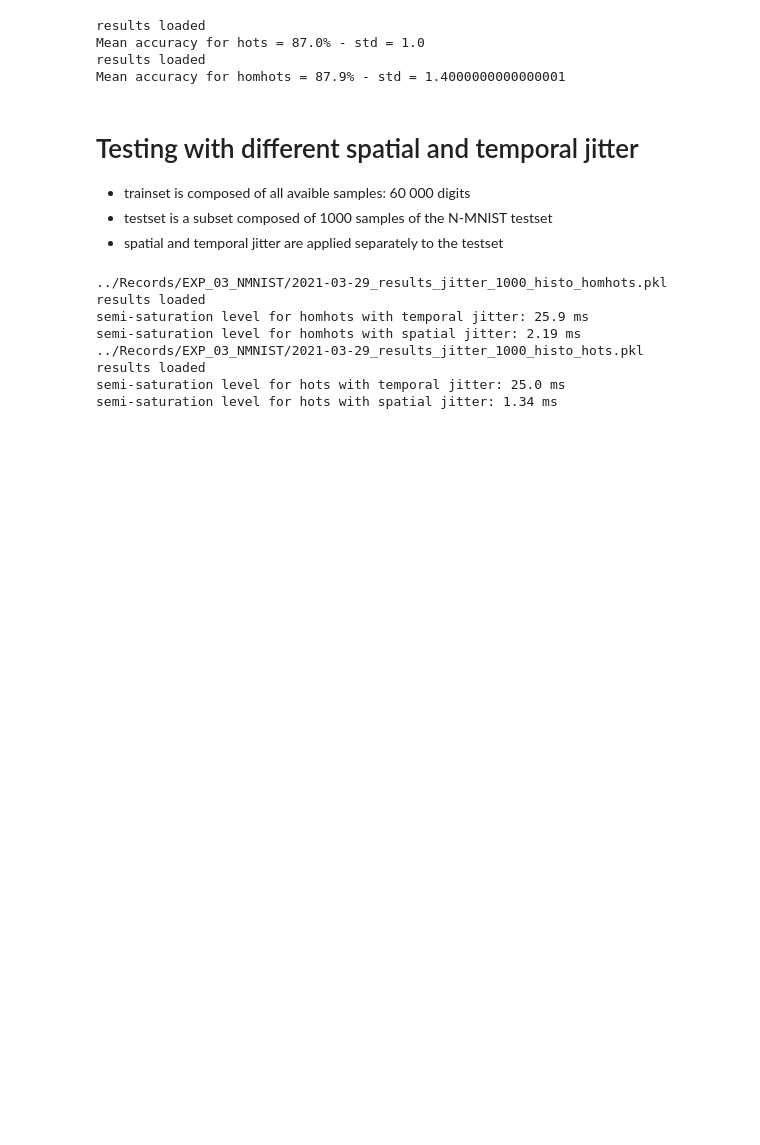
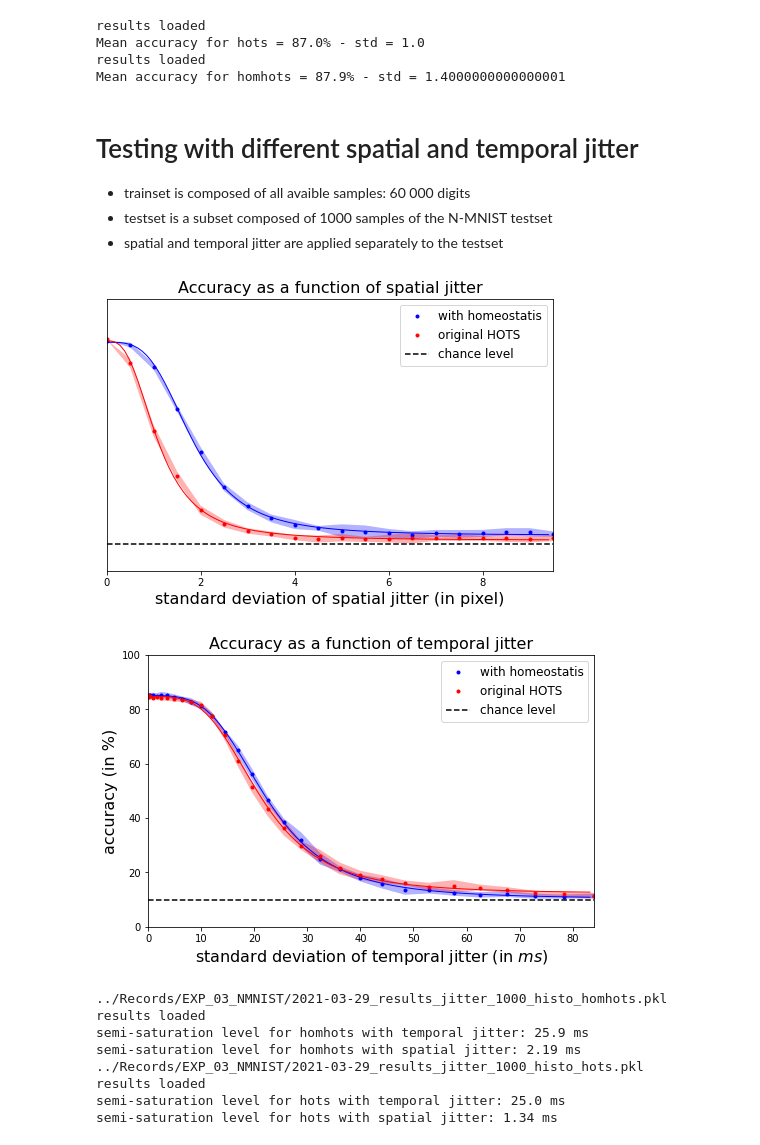
Before and after one commit to SpikeAI/HOTS, a Jupyter notebook: notebooks/RESULTS_03_NMNIST.ipynb, the cells around one changed output. Cells and saved outputs as stored; diff of their text form; code cells hidden in the pictures; blank space fills up the shorter version.

Commit message:
jitter run with more values

```diff
--- a/notebooks/RESULTS_03_NMNIST.ipynb
+++ b/notebooks/RESULTS_03_NMNIST.ipynb
@@ -148,6 +147,58 @@ nb_test = 10000
 ds = 10
 nb_test = nb_test//ds
 nb_trials = 10
+# %%
+fig_s, ax_s = plt.subplots(1,1,figsize=(8,5))
+fig_t, ax_t = plt.subplots(1,1,figsize=(8,5))
+
+for name in ['homhots', 'hots']:
+    f_name = f'{record_path}{timestr}_results_jitter_{nb_test}_histo_{name}.pkl'
+    with open(f_name, 'rb') as file:
+        score_t1, score_t12, jit_t, score_s1, score_s12, jit_s = pickle.load(file)
+    std_jit_s, std_jit_t = np.sqrt(jit_s), jit_t/1e3
+    n_epoch = 513
+    if name == 'homhots':
+        color = 'blue'
+        label = 'with homeostatis'
+        param_T = [0.8, 22, 4, 0.1]
+        param_S = [0.8, 2, 4, 0.1]
+    elif name == 'hots':
+        color = 'red'
+        label = 'original HOTS'
+        param_T = [0.7, 20, 4, 0.1]
+        param_S = [0.8, 1, 3, 0.1]
+    fig_s, ax_s, semisat_s = plotjitter(fig_s, ax_s, std_jit_s, score_s12, param = param_S, color=color, label=label, n_epo=n_epoch)
+    fig_t, ax_t, semisat_t = plotjitter(fig_t, ax_t, std_jit_t, score_t12, param = param_T, color=color, label=label, n_epo=n_epoch)
+
+jit_s = np.arange(0,10,0.5)
+jit_t = np.arange(0,100000,5000)
+jit_s = jit_s**2
+
+f_name = f'{record_path}{timestr}_LR_results_jitter_homhots_[4, 8, 16]_60000_1000_10_None.pkl'
+with open(f_name, 'rb') as file:
+    results_s, results_t, results_s_last, results_t_last = pickle.load(file)
+
+chance_t = np.ones([len(std_jit_t)])*10
+ax_t.plot(std_jit_t,chance_t, 'k--', label='chance level')
+ax_t.axis([0,max(std_jit_t),0,100]);
+ax_t.set_xlabel('standard deviation of temporal jitter (in $ms$)', fontsize=16);
+ax_t.set_ylabel('accuracy (in %)', fontsize=16);
+#ax_t.set_yticks([])
+ax_t.set_title('Accuracy as a function of temporal jitter', fontsize=16);
+ax_t.legend(fontsize=12);
+
+chance_s = np.ones([len(std_jit_s)])*10
+ax_s.plot(std_jit_s,chance_s, 'k--', label='chance level')
+ax_s.axis([0,max(std_jit_s),0,100]);
+ax_s.set_xlabel('standard deviation of spatial jitter (in pixel)', fontsize=16);
+#ax_s.set_ylabel('accuracy (in %)', fontsize=16);
+ax_s.set_yticks([])
+ax_s.set_title('Accuracy as a function of spatial jitter', fontsize=16);
+#plt.yticks([],[])
+ax_s.legend(fontsize=12);
+# %% [output]
+[figure, added]
+[figure, added]
 # %%
 verbose = True
 fig_s, ax_s = plt.subplots(1,1,figsize=(8,5))
```
Also changed, not shown: parts of 1 cell of this notebook, 15 other files.
